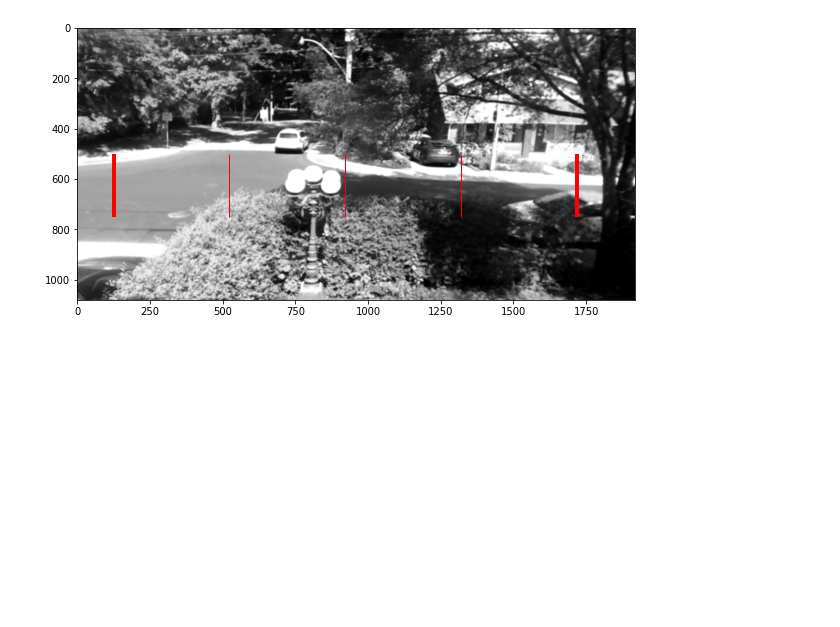
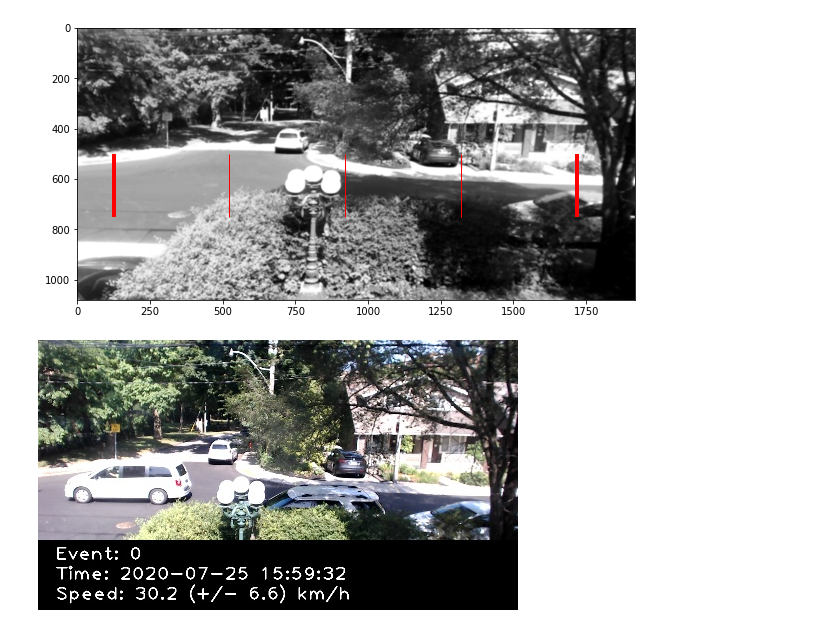
Before and after one commit to hannorein/velocity, a Jupyter notebook: VelocityApp.ipynb, the cells around one changed output. Cells and saved outputs as stored; diff of their text form; code cells hidden in the pictures; blank space fills up the shorter version.

```diff
--- a/VelocityApp.ipynb
+++ b/VelocityApp.ipynb
@@ -74,41 +77,50 @@ with open('data/log.csv','w', newline='') as logfile:
             speed_avg = np.average(speeds)
             speed_std = np.std(speeds)
 
-            if speed_avg>100 or speed_std>10.: #probably an error
+            if speed_avg>100: #probably an error
+                print("too fast")
+                clear_output(wait=True)
+                inprog = 0
+                continue
+            if speed_std>13.: #probably an error
+                print("uncertain speed")
+                clear_output(wait=True)
                 inprog = 0
                 continue
 
             date = datetime.datetime.now().strftime("%Y-%m-%d %H:%M:%S")
 
             cv2.rectangle(frame,(0,800),(2000,2000), (0,0,0),thickness=-1)
             cv2.putText(frame,"Event: %d "%event_N, (70,880), cv2.FONT_HERSHEY_PLAIN, 5, (255,255,255), 5)
             cv2.putText(frame,"Time: " +date, (70,960), cv2.FONT_HERSHEY_PLAIN, 5, (255,255,255), 5)
             cv2.putText(frame,"Speed: %.1f (+/- %.1f) km/h"%(speed_avg,speed_std), (70,1040), cv2.FONT_HERSHEY_PLAIN, 5, (255,255,255), 5)
             small = cv2.resize(frame, (0,0), fx=0.25, fy=0.25)
             _,ret = cv2.imencode('.jpg', small)
             cv2.imwrite("data/image_%05d.jpg"%event_N, small)
-            i = Image(data=ret)
-            #clear_output(wait=True)
-            display(i)
+            display(Image(data=ret))
+            clear_output(wait=True)
 
             writer.writerow([event_N,date,speed_avg,speed_std])
             logfile.flush()
             event_N += 1
 
 
             inprog = 0
             continue
 
         if inprog!=0:
-            if time.time()-timesactive[0]>2:
-                print("miss")
+            if time.time()-timesactive[0]>4:
+                print("miss (%d/%d)"%(inprog,Nslices))
+                clear_output(wait=True)
                 inprog = 0
             continue
         if inprog==0:
             for i in range(Nslices):
                 avg[i] += getvalue(frame,i)
             avg_N += 1
             if avg_N == 20:
                 baselines = avg/avg_N
                 avg_N = 0
                 avg = np.zeros((Nslices))
+# %% [output]
+[figure, added]
```
Also changed, not shown: parts of 1 cell of this notebook.
